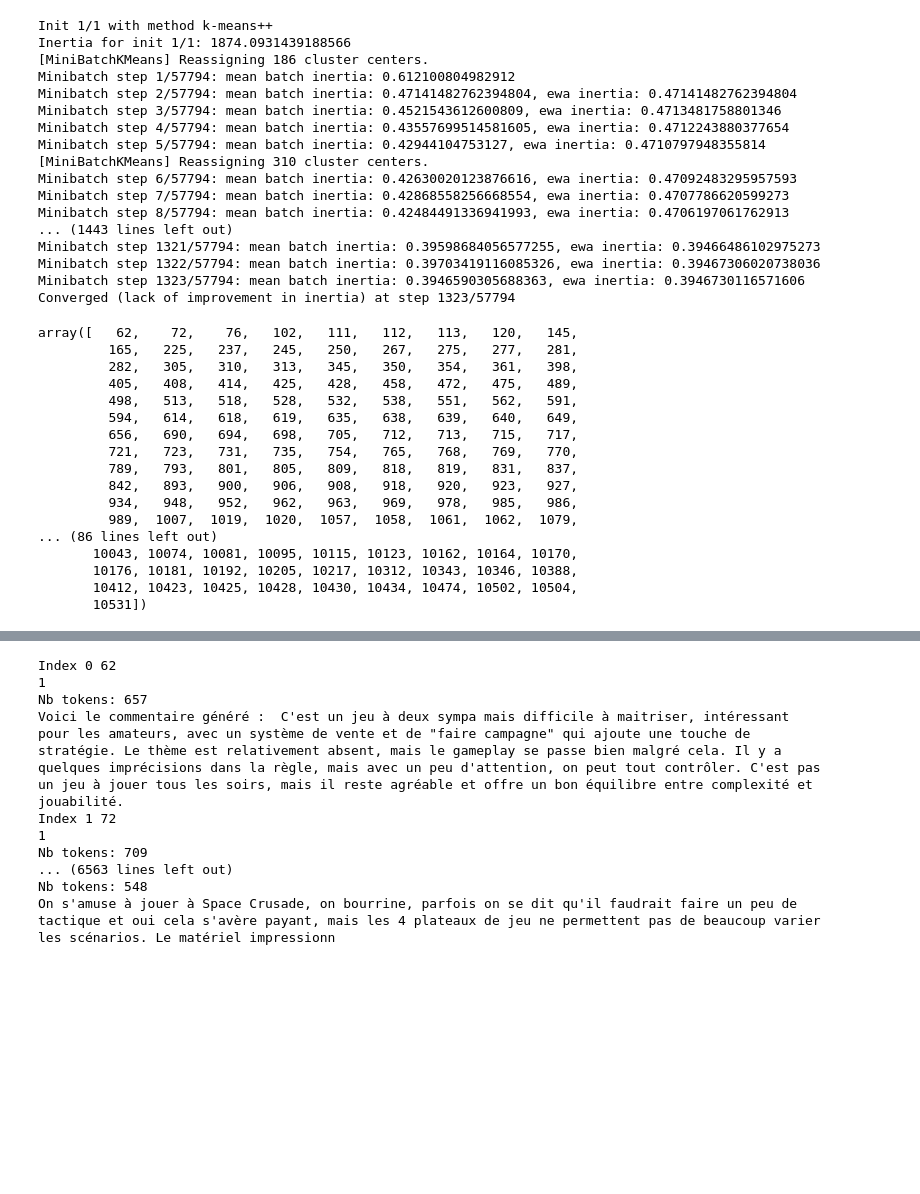
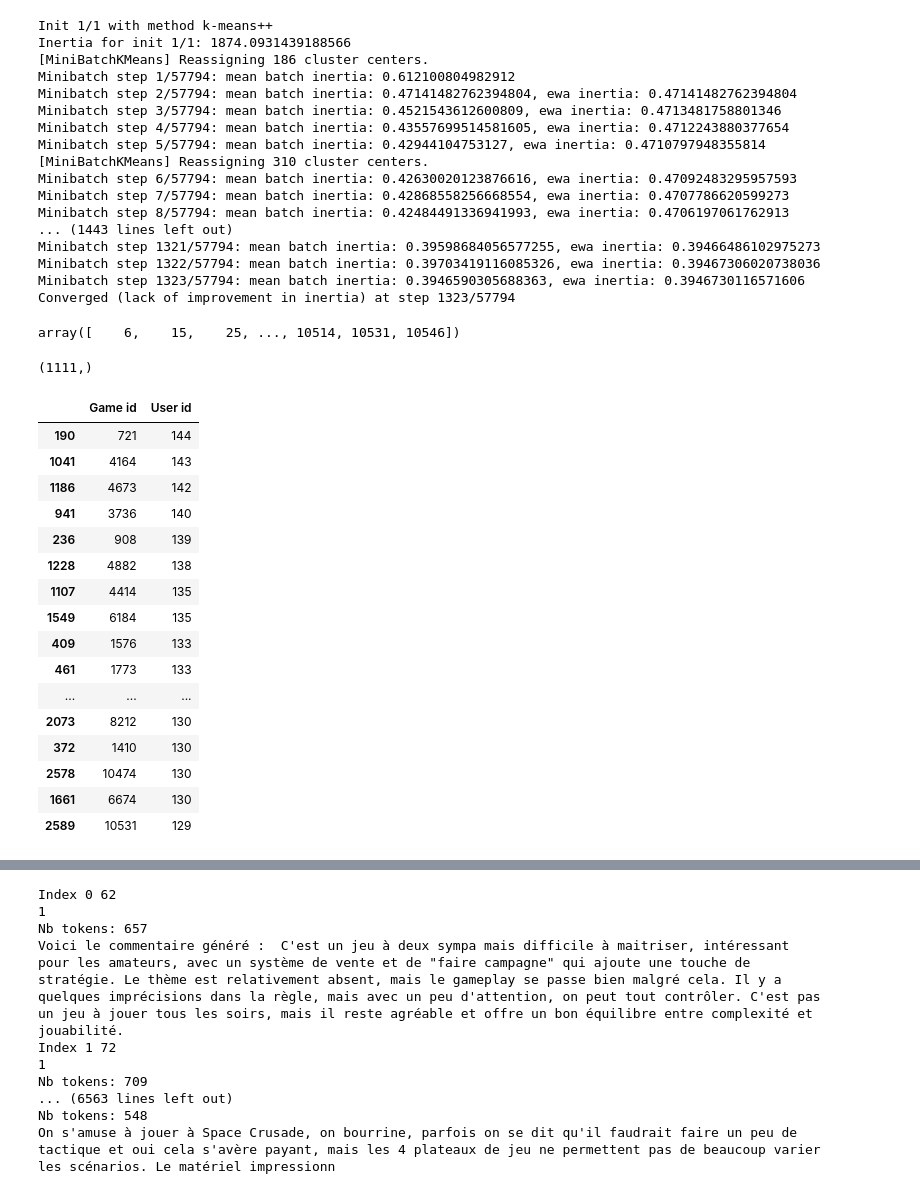
Before and after one commit to Franciline/Recommendation_system, a Jupyter notebook: app_interactive/comment_gen.ipynb, the cells around one changed output, grey strips where cells are left out. Cells and saved outputs as stored; diff of their text form; code cells hidden in the pictures; blank space fills up the shorter version.

```diff
--- a/app_interactive/comment_gen.ipynb
+++ b/app_interactive/comment_gen.ipynb
@@ -61,16 +63,16 @@ rev_filter = filter_df(avis_clean, min_reviews)
 rev_filter = rev_filter.assign(index=rev_filter.index)
 rev_filter["Length"] = rev_filter["Comment body"].str.split().apply(len)
 
-lemmas = pd.read_csv("../generated_data/Lemmas_VER_cleaned.csv")
-corpus = construction_corpus(lemmas, 5000)
-lemmas = lemmas[lemmas["Lemma"].isin(corpus)]
+# lemmas = pd.read_csv("../generated_data/Lemmas_VER_cleaned.csv")
+# corpus = construction_corpus(lemmas, 5000)
+# lemmas = lemmas[lemmas["Lemma"].isin(corpus)]
 
-comments_lemmatized = lemmas.groupby("Comment line")["Lemma"].apply(" ".join).reset_index()
-rev_filter = rev_filter[rev_filter["index"].isin(comments_lemmatized["Comment line"])]
-comments_lemmatized = comments_lemmatized.merge(rev_filter[["Game id", "User id", "index"]], left_on="Comment line", right_on="index")
+# comments_lemmatized = lemmas.groupby("Comment line")["Lemma"].apply(" ".join).reset_index()
+# rev_filter = rev_filter[rev_filter["index"].isin(comments_lemmatized["Comment line"])]
+# comments_lemmatized = comments_lemmatized.merge(rev_filter[["Game id", "User id", "index"]], left_on="Comment line", right_on="index")
 
-rev_filter, _ = center_score(rev_filter)
-users_means = rev_filter[["User id", "Rating"]].groupby("User id").mean().reset_index()
+# rev_filter, _ = center_score(rev_filter)
+# users_means = rev_filter[["User id", "Rating"]].groupby("User id").mean().reset_index()
 # %% [output]
 11201 10549
 2252 2676
@@ -123,32 +197,16 @@ cos_dist_matrix = calc_similarity_matrix(matrix_ratings, mask_ratings, "cos")
 users_table = users_table.to_frame().reset_index().rename(columns={"index":"User index"})
 games_table = games_table.to_frame().reset_index().rename(columns={"index":"Game index"})
 
-user_id = 9701
+user_id = 208
 user_ind = users_table[users_table["User id"] == user_id]["User index"].item()
-similar_users = get_KNN(cos_dist_matrix, 40, user_ind)
+similar_users = get_KNN(cos_dist_matrix, 200, user_ind)
 pred_ratings, could_predict = predict_ratings_baseline(matrix_ratings, mask_ratings, similar_users, cos_dist_matrix, user_ind)
 
 similar_users = users_table[users_table["User index"].isin(similar_users)]["User id"].values
 games_ids = games_table[games_table["Game index"].isin(could_predict)]["Game id"].values
 games_ids
 # %% [output]
-array([   62,    72,    76,   102,   111,   112,   113,   120,   145,
-         165,   225,   237,   245,   250,   267,   275,   277,   281,
-         282,   305,   310,   313,   345,   350,   354,   361,   398,
-         405,   408,   414,   425,   428,   458,   472,   475,   489,
-         498,   513,   518,   528,   532,   538,   551,   562,   591,
-         594,   614,   618,   619,   635,   638,   639,   640,   649,
-         656,   690,   694,   698,   705,   712,   713,   715,   717,
-         721,   723,   731,   735,   754,   765,   768,   769,   770,
-         789,   793,   801,   805,   809,   818,   819,   831,   837,
-         842,   893,   900,   906,   908,   918,   920,   923,   927,
-         934,   948,   952,   962,   963,   969,   978,   985,   986,
-         989,  1007,  1019,  1020,  1057,  1058,  1061,  1062,  1079,
-... (86 lines left out)
-       10043, 10074, 10081, 10095, 10115, 10123, 10162, 10164, 10170,
-       10176, 10181, 10192, 10205, 10217, 10312, 10343, 10346, 10388,
-       10412, 10423, 10425, 10428, 10430, 10434, 10474, 10502, 10504,
-       10531])
+array([    6,    15,    25, ..., 10514, 10531, 10546])
 # %%
 def find_phrases_game(game_id, similar_users, comments_clusters, clusters_weights, weight_type="entropy"):
 
@@ -199,6 +260,33 @@ def find_phrases_game(game_id, similar_users, comments_clusters, clusters_weight
 # %%
 comments_embed = pd.read_parquet("../generated_data/comments_embed.parquet")
 comments_embed = comments_embed[comments_embed["Phrases"].str.contains(r'[a-zA-Z]', regex=True)]
+# %%
+rated_games = rev_filter[rev_filter["User id"] == 208]["Game id"].unique()
+non_rated_games = np.setdiff1d(rev_filter["Game id"].unique(), rated_games)
+rated_games.shape
+# %% [output]
+(1111,)
+# %%
+games_count = rev_filter[rev_filter["Game id"].isin(games_ids)].groupby("Game id")["User id"].count().reset_index()
+games_count[games_count["Game id"].isin(non_rated_games)].sort_values("User id", ascending=False).head(20)
+# %% [output]
+|  | Game id | User id |
+| 190 | 721 | 144 |
+| 1041 | 4164 | 143 |
+| 1186 | 4673 | 142 |
+| 941 | 3736 | 140 |
+| 236 | 908 | 139 |
+| 1228 | 4882 | 138 |
+| 1107 | 4414 | 135 |
+| 1549 | 6184 | 135 |
+| 409 | 1576 | 133 |
+| 461 | 1773 | 133 |
+| ... | ... | ... |
+| 2073 | 8212 | 130 |
+| 372 | 1410 | 130 |
+| 2578 | 10474 | 130 |
+| 1661 | 6674 | 130 |
+| 2589 | 10531 | 129 |
 # %%
 comments_clusters2 = comments_clusters[comments_clusters["Cluster"].isin(mean_dist.loc[mean_dist["Distance_centroid"] < 0.7, "Cluster"])]
 # %%
```
Also changed, not shown: parts of 8 cells of this notebook, 2 other files.
